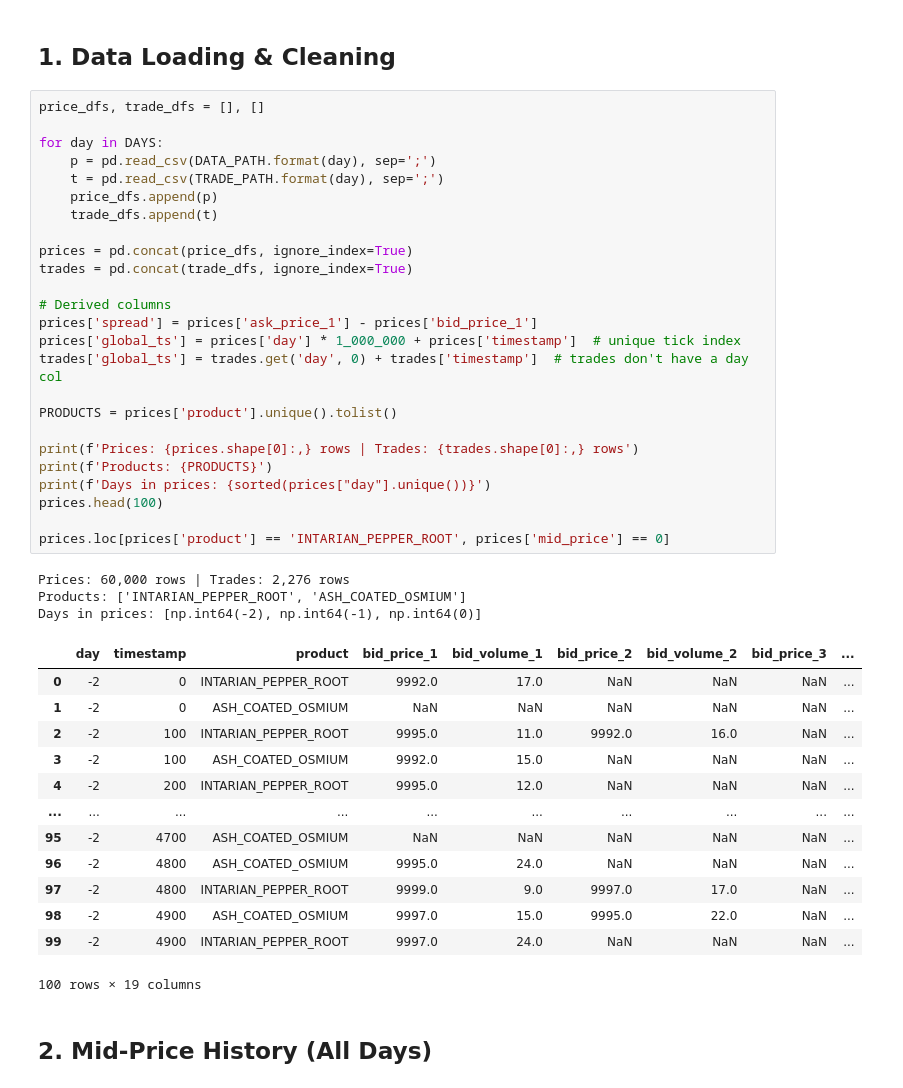
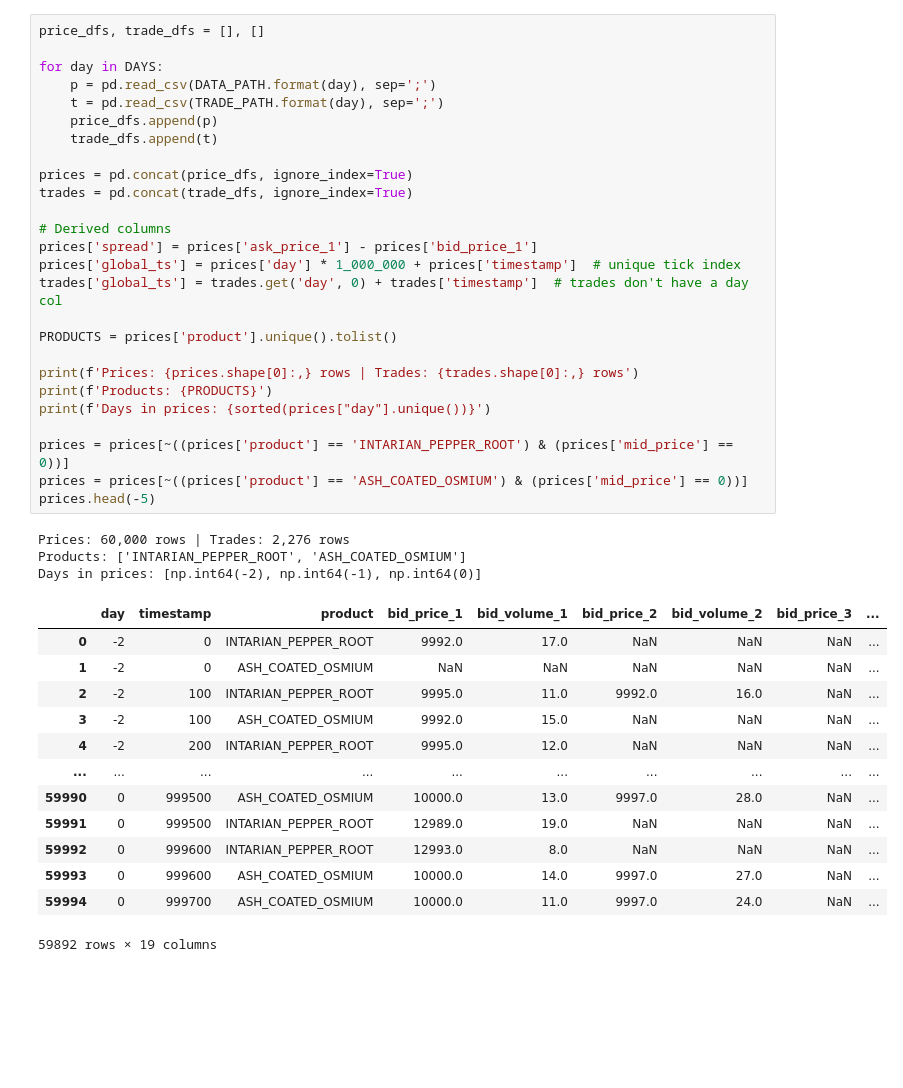
Before and after one commit to adamtpvan/prosperity-4-log-bait, a Jupyter notebook: market_analysis.ipynb, the cells around one changed output. Drawn from its saved outputs; the diff is of its cells as text; blank space fills up the shorter version.

Commit message:
algo and more data analysis

```diff
--- a/market_analysis.ipynb
+++ b/market_analysis.ipynb
@@ -57,8 +43,6 @@ TRADE_PATH = 'Data\\ROUND1\\trades_round_1_day_{}.csv'
 print('Libraries loaded ✓')
 # %% [output]
 Libraries loaded ✓
-# %% [markdown]
-## 1. Data Loading & Cleaning
 # %%
 price_dfs, trade_dfs = [], []
 
@@ -66,43 +50,42 @@ for day in DAYS:
     p = pd.read_csv(DATA_PATH.format(day), sep=';')
     t = pd.read_csv(TRADE_PATH.format(day), sep=';')
     price_dfs.append(p)
     trade_dfs.append(t)
 
 prices = pd.concat(price_dfs, ignore_index=True)
 trades = pd.concat(trade_dfs, ignore_index=True)
 
 # Derived columns
 prices['spread'] = prices['ask_price_1'] - prices['bid_price_1']
 prices['global_ts'] = prices['day'] * 1_000_000 + prices['timestamp']  # unique tick index
 trades['global_ts'] = trades.get('day', 0) + trades['timestamp']  # trades don't have a day col
 
 PRODUCTS = prices['product'].unique().tolist()
 
 print(f'Prices: {prices.shape[0]:,} rows | Trades: {trades.shape[0]:,} rows')
 print(f'Products: {PRODUCTS}')
 print(f'Days in prices: {sorted(prices["day"].unique())}')
-prices.head(100)
 
-prices.loc[prices['product'] == 'INTARIAN_PEPPER_ROOT', prices['mid_price'] == 0]
+prices = prices[~((prices['product'] == 'INTARIAN_PEPPER_ROOT') & (prices['mid_price'] == 0))]
+prices = prices[~((prices['product'] == 'ASH_COATED_OSMIUM') & (prices['mid_price'] == 0))]
+prices.head(-5)
 # %% [output]
 Prices: 60,000 rows | Trades: 2,276 rows
 Products: ['INTARIAN_PEPPER_ROOT', 'ASH_COATED_OSMIUM']
 Days in prices: [np.int64(-2), np.int64(-1), np.int64(0)]
 |  | day | timestamp | product | bid_price_1 | bid_volume_1 | bid_price_2 | bid_volume_2 | bid_price_3 | ... |
 | 0 | -2 | 0 | INTARIAN_PEPPER_ROOT | 9992.0 | 17.0 | NaN | NaN | NaN | ... |
 | 1 | -2 | 0 | ASH_COATED_OSMIUM | NaN | NaN | NaN | NaN | NaN | ... |
 | 2 | -2 | 100 | INTARIAN_PEPPER_ROOT | 9995.0 | 11.0 | 9992.0 | 16.0 | NaN | ... |
 | 3 | -2 | 100 | ASH_COATED_OSMIUM | 9992.0 | 15.0 | NaN | NaN | NaN | ... |
 | 4 | -2 | 200 | INTARIAN_PEPPER_ROOT | 9995.0 | 12.0 | NaN | NaN | NaN | ... |
 | ... | ... | ... | ... | ... | ... | ... | ... | ... | ... |
-| 95 | -2 | 4700 | ASH_COATED_OSMIUM | NaN | NaN | NaN | NaN | NaN | ... |
-| 96 | -2 | 4800 | ASH_COATED_OSMIUM | 9995.0 | 24.0 | NaN | NaN | NaN | ... |
-| 97 | -2 | 4800 | INTARIAN_PEPPER_ROOT | 9999.0 | 9.0 | 9997.0 | 17.0 | NaN | ... |
-| 98 | -2 | 4900 | ASH_COATED_OSMIUM | 9997.0 | 15.0 | 9995.0 | 22.0 | NaN | ... |
-| 99 | -2 | 4900 | INTARIAN_PEPPER_ROOT | 9997.0 | 24.0 | NaN | NaN | NaN | ... |
+| 59990 | 0 | 999500 | ASH_COATED_OSMIUM | 10000.0 | 13.0 | 9997.0 | 28.0 | NaN | ... |
+| 59991 | 0 | 999500 | INTARIAN_PEPPER_ROOT | 12989.0 | 19.0 | NaN | NaN | NaN | ... |
+| 59992 | 0 | 999600 | INTARIAN_PEPPER_ROOT | 12993.0 | 8.0 | NaN | NaN | NaN | ... |
+| 59993 | 0 | 999600 | ASH_COATED_OSMIUM | 10000.0 | 14.0 | 9997.0 | 27.0 | NaN | ... |
+| 59994 | 0 | 999700 | ASH_COATED_OSMIUM | 10000.0 | 11.0 | 9997.0 | 24.0 | NaN | ... |
-100 rows × 19 columns
+59892 rows × 19 columns
-# %% [markdown]
-## 2. Mid-Price History (All Days)
 # %%
 fig, axes = plt.subplots(len(PRODUCTS), 1, figsize=(14, 8), sharex=False)
 fig.suptitle('Mid-Price History by Product & Day', fontsize=14, fontweight='bold', y=1.01)
```
Also changed, not shown: parts of 17 cells of this notebook, 11 other files.
